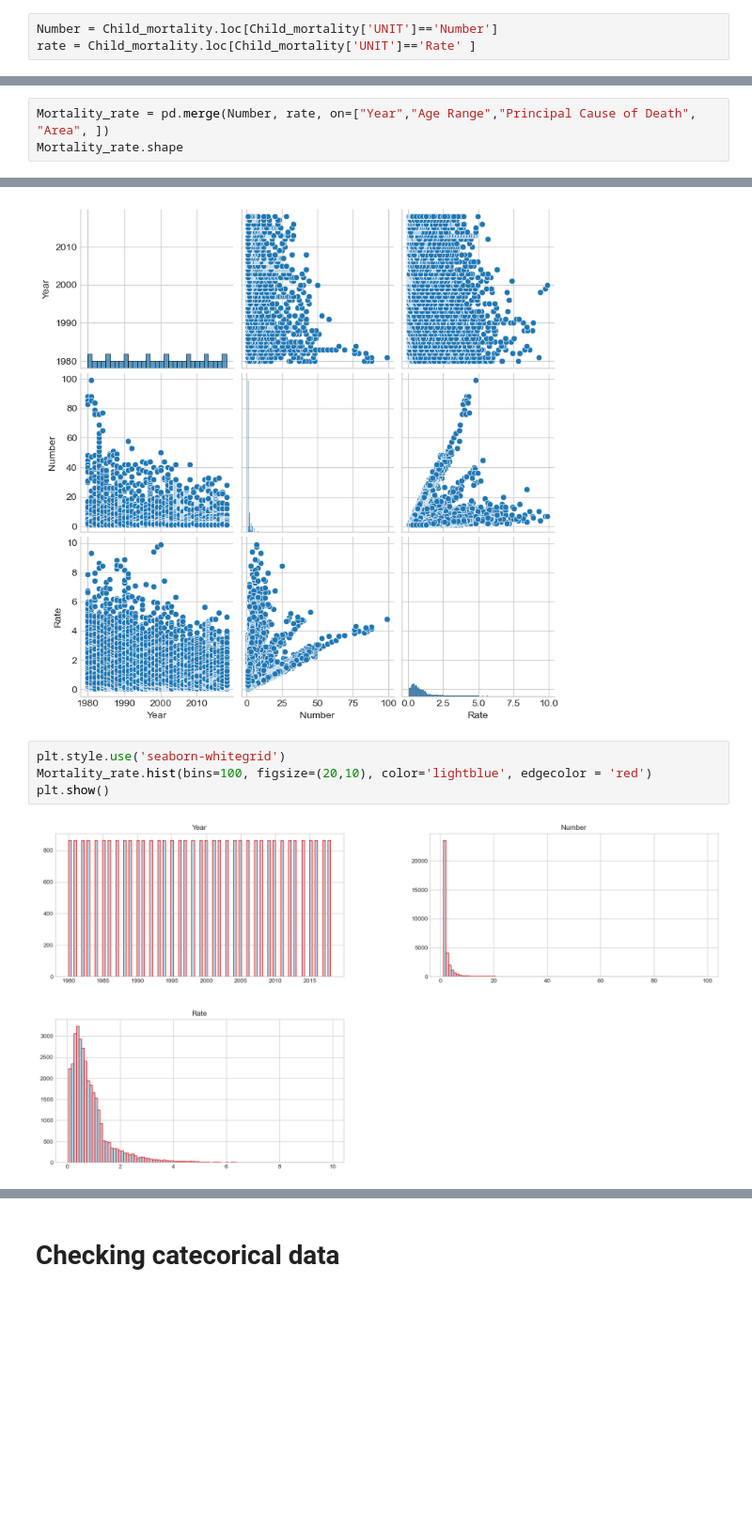
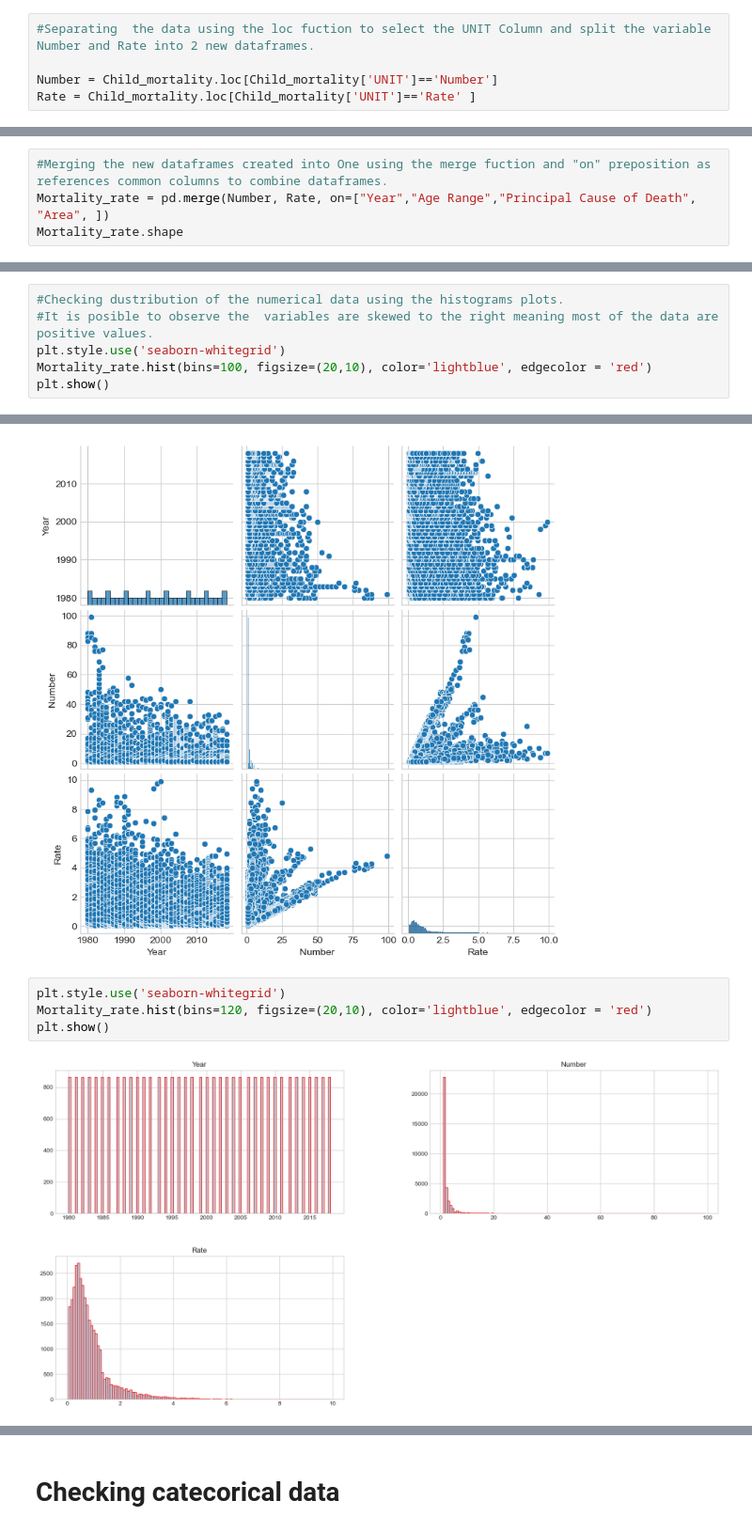
Before and after one commit to Paolacrir/CA1, a Jupyter notebook: Infant and Neonatal Mortality.ipynb, the cells around one changed output, grey strips where cells are left out. Shown at 94% size. Saved outputs shown, nothing was run; the diff lists cells and outputs as text; blank space fills up the shorter version.

Commit message:
Update Infant and Neonatal Mortality.ipynb
Update Data exploration and visualizations

```diff
--- a/Infant and Neonatal Mortality.ipynb
+++ b/Infant and Neonatal Mortality.ipynb
@@ -109,4 +139,6 @@ dtype: int64
 # %%
+#Separating  the data using the loc fuction to select the UNIT Column and split the variable Number and Rate into 2 new dataframes.
+
 Number = Child_mortality.loc[Child_mortality['UNIT']=='Number']
-rate = Child_mortality.loc[Child_mortality['UNIT']=='Rate' ]
+Rate = Child_mortality.loc[Child_mortality['UNIT']=='Rate' ]
 # %%
@@ -118,7 +152,8 @@ rate.shape
 # %% [output]
 (33696, 7)
 # %%
-Mortality_rate = pd.merge(Number, rate, on=["Year","Age Range","Principal Cause of Death", "Area", ])
+#Merging the new dataframes created into One using the merge fuction and "on" preposition as references common columns to combine dataframes.
+Mortality_rate = pd.merge(Number, Rate, on=["Year","Age Range","Principal Cause of Death", "Area", ])
 Mortality_rate.shape
 # %% [output]
 (33696, 10)
@@ -181,0 +207,6 @@ plt.savefig("Mortality_rate", bbox_inches='tight', pad_inches=0.5)
+# %%
+#Checking dustribution of the numerical data using the histograms plots.
+#It is posible to observe the  variables are skewed to the right meaning most of the data are positive values.
+plt.style.use('seaborn-whitegrid')
+Mortality_rate.hist(bins=100, figsize=(20,10), color='lightblue', edgecolor = 'red')
+plt.show()
@@ -267,7 +311,7 @@ sns.pairplot(Mortality_rate)
 [figure]
 # %%
 plt.style.use('seaborn-whitegrid')
-Mortality_rate.hist(bins=100, figsize=(20,10), color='lightblue', edgecolor = 'red')
+Mortality_rate.hist(bins=120, figsize=(20,10), color='lightblue', edgecolor = 'red')
 plt.show()
 # %% [output]
-[figure, old version]
+[figure, new version]
```
Also changed, not shown: parts of 68 cells of this notebook.
